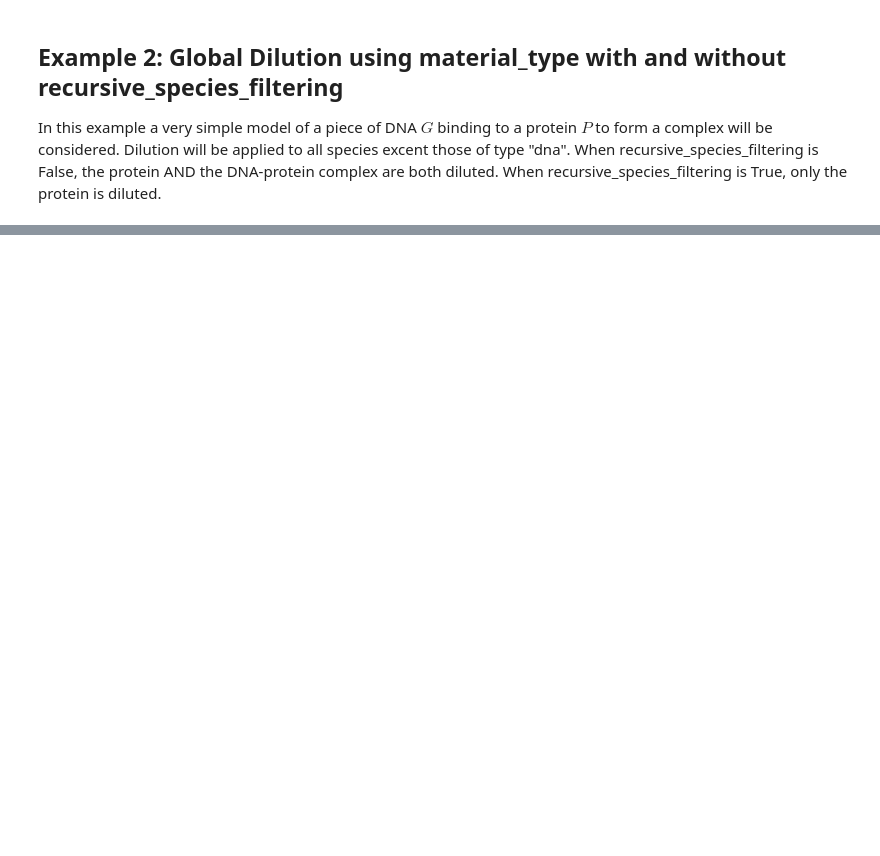
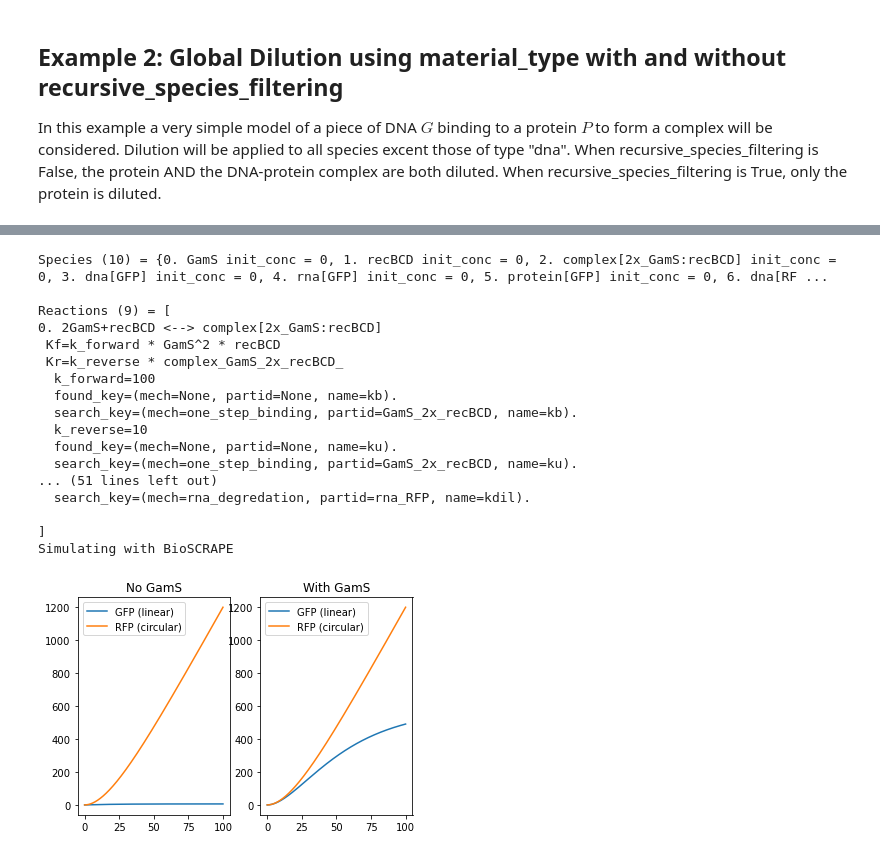
Before and after one commit to BuildACell/bioCRNpyler, a Jupyter notebook: examples/6. Global Mechanisms.ipynb, the cells around one changed output, grey strips where cells are left out. Drawn from its saved outputs; the diff is of its cells as text; code cells hidden in the pictures; blank space fills up the shorter version.

```diff
--- a/examples/6. Global Mechanisms.ipynb
+++ b/examples/6. Global Mechanisms.ipynb
@@ -170,0 +174,73 @@ Reactions (2) = [
+# %%
+parameters = {"kb":100, "ku":10,"kdeg":.5, "ktx":.5, "ktl":1.5, "kdil":.05}
+
+recBCD = Species("recBCD")
+gamS = Species("GamS")
+
+linear_dna_degredation = Deg_Tagged_Degredation(degredase = recBCD,
+                                                filter_dict = {"dna":True, "circular":False},
+                                                default_on = False)
+
+inhibited_recBCD = ChemicalComplex([recBCD]+2*[gamS])
+
+Assembly_linear = DNAassembly("GFP", promoter = "strong", rbs = "weak", initial_conc = 1.0)
+Assembly_circular = DNAassembly("RFP", promoter = "strong", rbs = "weak", initial_conc = 1.0, attributes = ["circular"])
+
+M = SimpleTxTlExtract("Mixture 1",
+                      components = [inhibited_recBCD, Assembly_linear, Assembly_circular],
+                     global_mechanisms = [linear_dna_degredation], parameters = parameters)
+
+CRN = M.compile_crn()
+print(CRN.pretty_print())
+
+try:
+    %matplotlib inline
+    print("Simulating with BioSCRAPE")
+    import numpy as np
+    import pylab as plt
+    timepoints = np.arange(0, 100, .1)
+
+    #Simulate with no gamS
+    x0 = {str(recBCD):1, str(gamS):0, str(Assembly_linear.dna):1.0, str(Assembly_circular.dna):1.0}
+    R = CRN.simulate_with_bioscrape_via_sbml(timepoints, initial_condition_dict = x0)
+
+    #Simulate with GamS
+    x0 = {str(recBCD):1, str(gamS):20, str(Assembly_linear.dna):1.0, str(Assembly_circular.dna):1.0}
+    R2 = CRN.simulate_with_bioscrape_via_sbml(timepoints, initial_condition_dict = x0)
+
+    if None not in [R, R2]:
+        plt.subplot(121)
+        plt.title("No GamS")
+        plt.plot(timepoints, R[str(Assembly_linear.protein)], label = "GFP (linear)")
+        plt.plot(timepoints, R[str(Assembly_circular.protein)], label = "RFP (circular)")
+        plt.legend()
+
+        plt.subplot(122)
+        plt.title("With GamS")
+        plt.plot(timepoints, R2[str(Assembly_linear.protein)], label = "GFP (linear)")
+        plt.plot(timepoints, R2[str(Assembly_circular.protein)], label = "RFP (circular)")
+        plt.legend()
+
+        plt.show()
+
+except ModuleNotFoundError:
+    print('please install the plotting libraries: pip install biocrnpyler[all]')
+# %% [output]
+Species (10) = {0. GamS init_conc = 0, 1. recBCD init_conc = 0, 2. complex[2x_GamS:recBCD] init_conc = 0, 3. dna[GFP] init_conc = 0, 4. rna[GFP] init_conc = 0, 5. protein[GFP] init_conc = 0, 6. dna[RF ...
+
+Reactions (9) = [
+0. 2GamS+recBCD <--> complex[2x_GamS:recBCD]
+ Kf=k_forward * GamS^2 * recBCD
+ Kr=k_reverse * complex_GamS_2x_recBCD_
+  k_forward=100
+  found_key=(mech=None, partid=None, name=kb).
+  search_key=(mech=one_step_binding, partid=GamS_2x_recBCD, name=kb).
+  k_reverse=10
+  found_key=(mech=None, partid=None, name=ku).
+  search_key=(mech=one_step_binding, partid=GamS_2x_recBCD, name=ku).
+... (51 lines left out)
+  search_key=(mech=rna_degredation, partid=rna_RFP, name=kdil).
+
+]
+Simulating with BioSCRAPE
+[figure, added]
```
Also changed, not shown: parts of 3 cells of this notebook, 1 other file.
